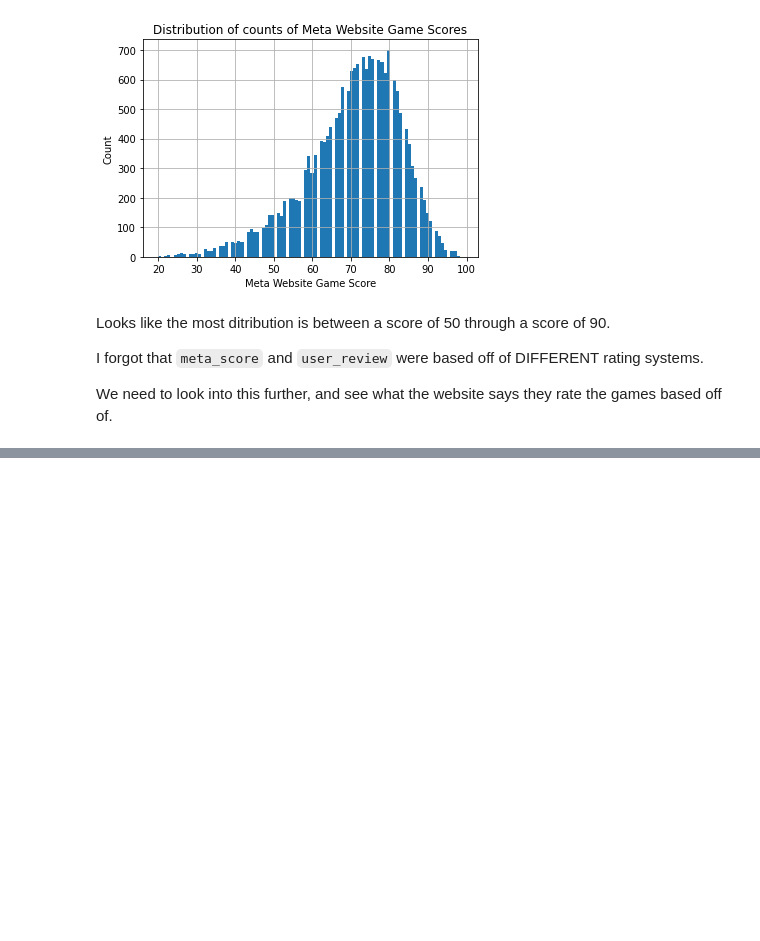
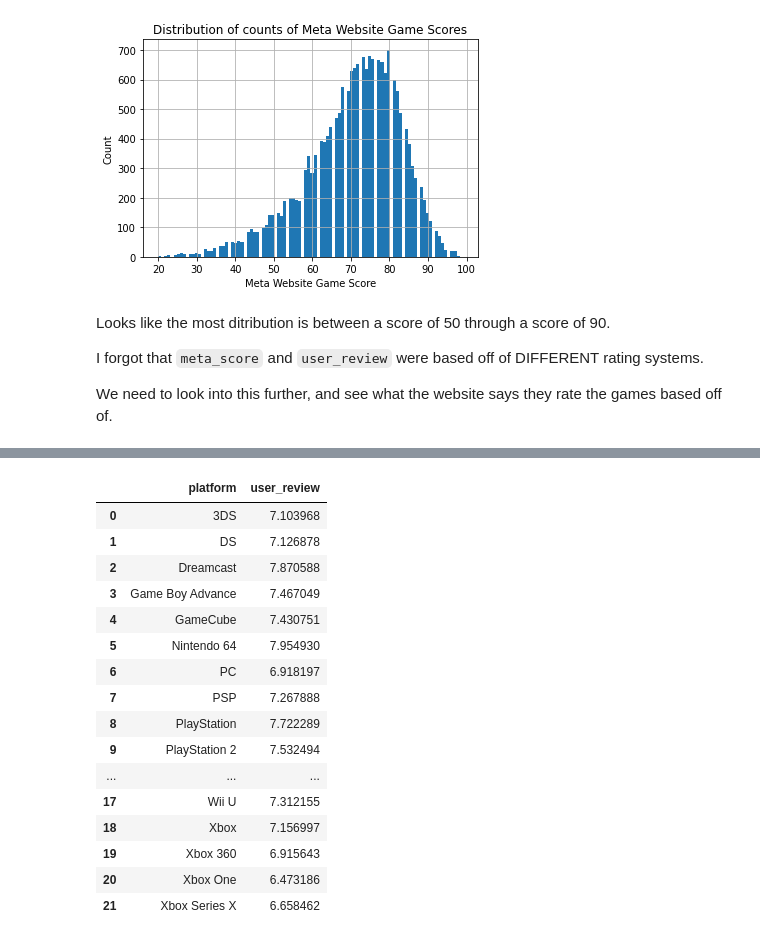
Before and after one commit to FayD21/Capstone-3-Top-Video-Game-Analysis, a Jupyter notebook: notebooks/Top_Video_Game_Review_data_wrangling_and_EDA.ipynb, the cells around one changed output, grey strips where cells are left out. Drawn from its saved outputs; the diff is of its cells as text; code cells hidden in the pictures; blank space fills up the shorter version.

```diff
--- a/notebooks/Top_Video_Game_Review_data_wrangling_and_EDA.ipynb
+++ b/notebooks/Top_Video_Game_Review_data_wrangling_and_EDA.ipynb
@@ -307,0 +352,21 @@ We need to look into this further, and see what the website says they rate the g
+# %%
+#Getting the average user review based on a console(platform)
+vgr_data.groupby('platform', as_index=False)['user_review'].mean()
+# %% [output]
+|  | platform | user_review |
+| 0 | 3DS | 7.103968 |
+| 1 | DS | 7.126878 |
+| 2 | Dreamcast | 7.870588 |
+| 3 | Game Boy Advance | 7.467049 |
+| 4 | GameCube | 7.430751 |
+| 5 | Nintendo 64 | 7.954930 |
+| 6 | PC | 6.918197 |
+| 7 | PSP | 7.267888 |
+| 8 | PlayStation | 7.722289 |
+| 9 | PlayStation 2 | 7.532494 |
+| ... | ... | ... |
+| 17 | Wii U | 7.312155 |
+| 18 | Xbox | 7.156997 |
+| 19 | Xbox 360 | 6.915643 |
+| 20 | Xbox One | 6.473186 |
+| 21 | Xbox Series X | 6.658462 |
```
Also changed, not shown: parts of 9 cells of this notebook.
